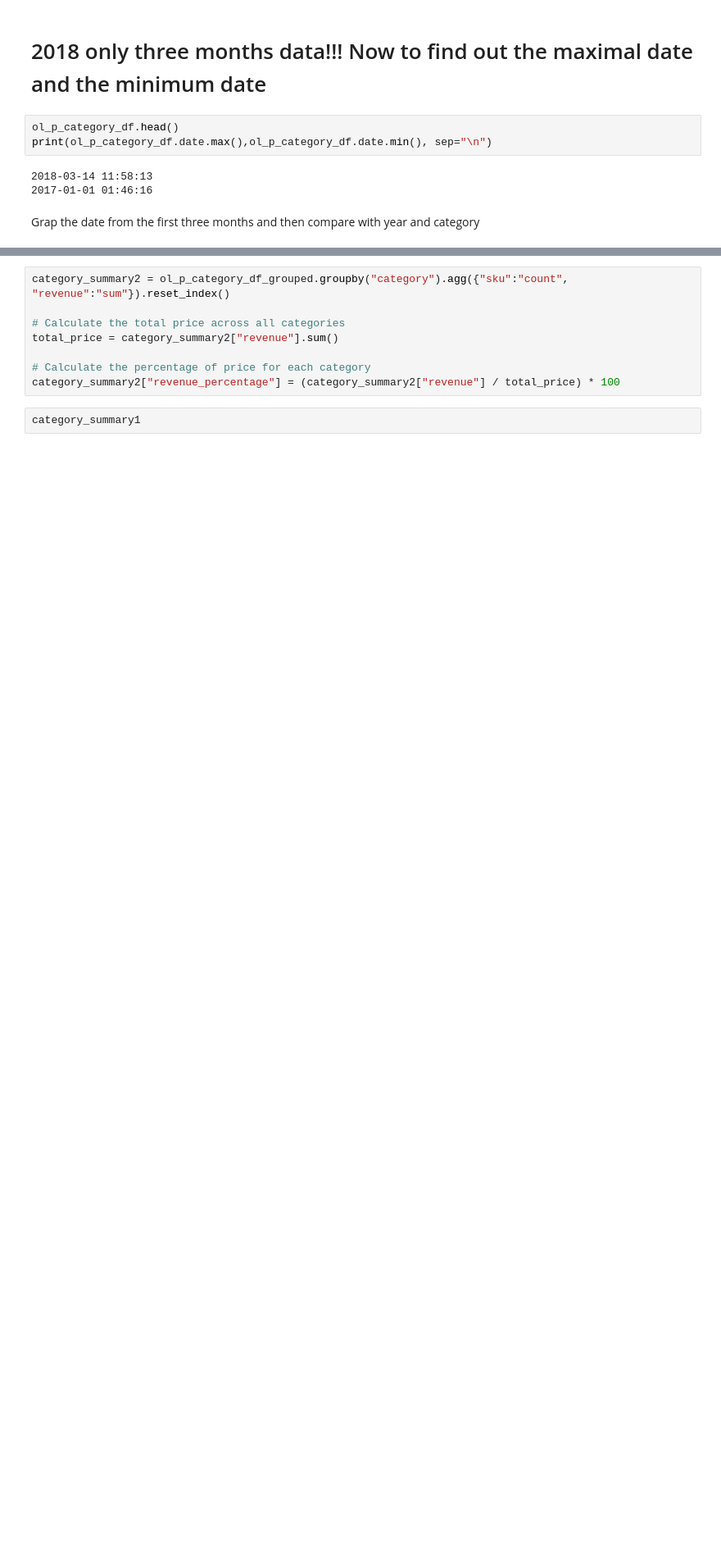
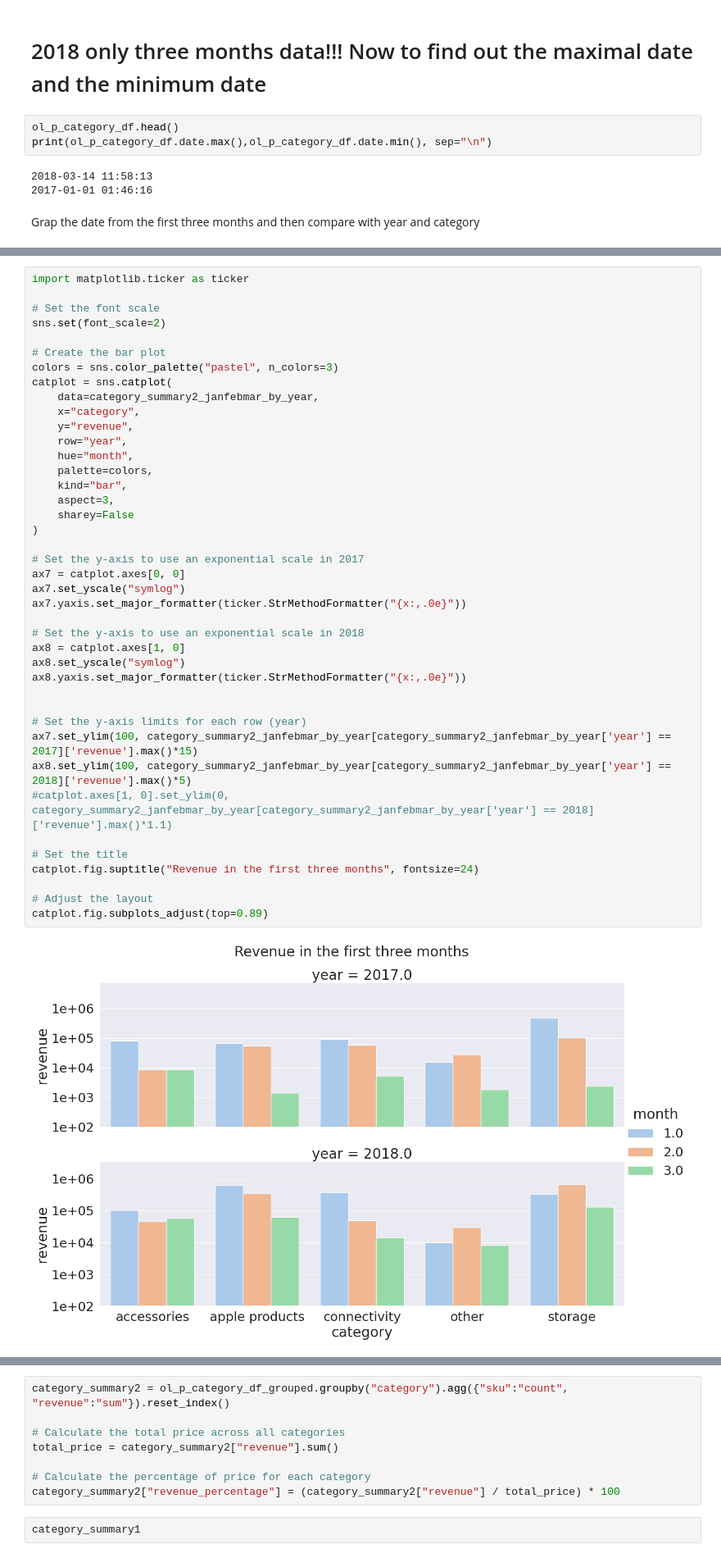
Before and after one commit to PhoenixCC0722/JoinTheGame_Magist, a Jupyter notebook: Kopie_von_Categories_Eniac_Group2.ipynb, the cells around one changed output, grey strips where cells are left out. Shown at 82% size. Cells and saved outputs as stored; diff of their text form; blank space fills up the shorter version.

```diff
--- a/Kopie_von_Categories_Eniac_Group2.ipynb
+++ b/Kopie_von_Categories_Eniac_Group2.ipynb
@@ -318,0 +501,43 @@ Grap the date from the first three months and then compare with year and categor
+# %%
+import matplotlib.ticker as ticker
+
+# Set the font scale
+sns.set(font_scale=2)
+
+# Create the bar plot
+colors = sns.color_palette("pastel", n_colors=3)
+catplot = sns.catplot(
+    data=category_summary2_janfebmar_by_year,
+    x="category",
+    y="revenue",
+    row="year",
+    hue="month",
+    palette=colors,
+    kind="bar",
+    aspect=3,
+    sharey=False
+)
+
+# Set the y-axis to use an exponential scale in 2017
+ax7 = catplot.axes[0, 0]
+ax7.set_yscale("symlog")
+ax7.yaxis.set_major_formatter(ticker.StrMethodFormatter("{x:,.0e}"))
+
+# Set the y-axis to use an exponential scale in 2018
+ax8 = catplot.axes[1, 0]
+ax8.set_yscale("symlog")
+ax8.yaxis.set_major_formatter(ticker.StrMethodFormatter("{x:,.0e}"))
+
+
+# Set the y-axis limits for each row (year)
+ax7.set_ylim(100, category_summary2_janfebmar_by_year[category_summary2_janfebmar_by_year['year'] == 2017]['revenue'].max()*15)
+ax8.set_ylim(100, category_summary2_janfebmar_by_year[category_summary2_janfebmar_by_year['year'] == 2018]['revenue'].max()*5)
+#catplot.axes[1, 0].set_ylim(0, category_summary2_janfebmar_by_year[category_summary2_janfebmar_by_year['year'] == 2018]['revenue'].max()*1.1)
+
+# Set the title
+catplot.fig.suptitle("Revenue in the first three months", fontsize=24)
+
+# Adjust the layout
+catplot.fig.subplots_adjust(top=0.89)
+# %% [output]
+[figure, added]
```
Also changed, not shown: parts of 25 cells of this notebook.
